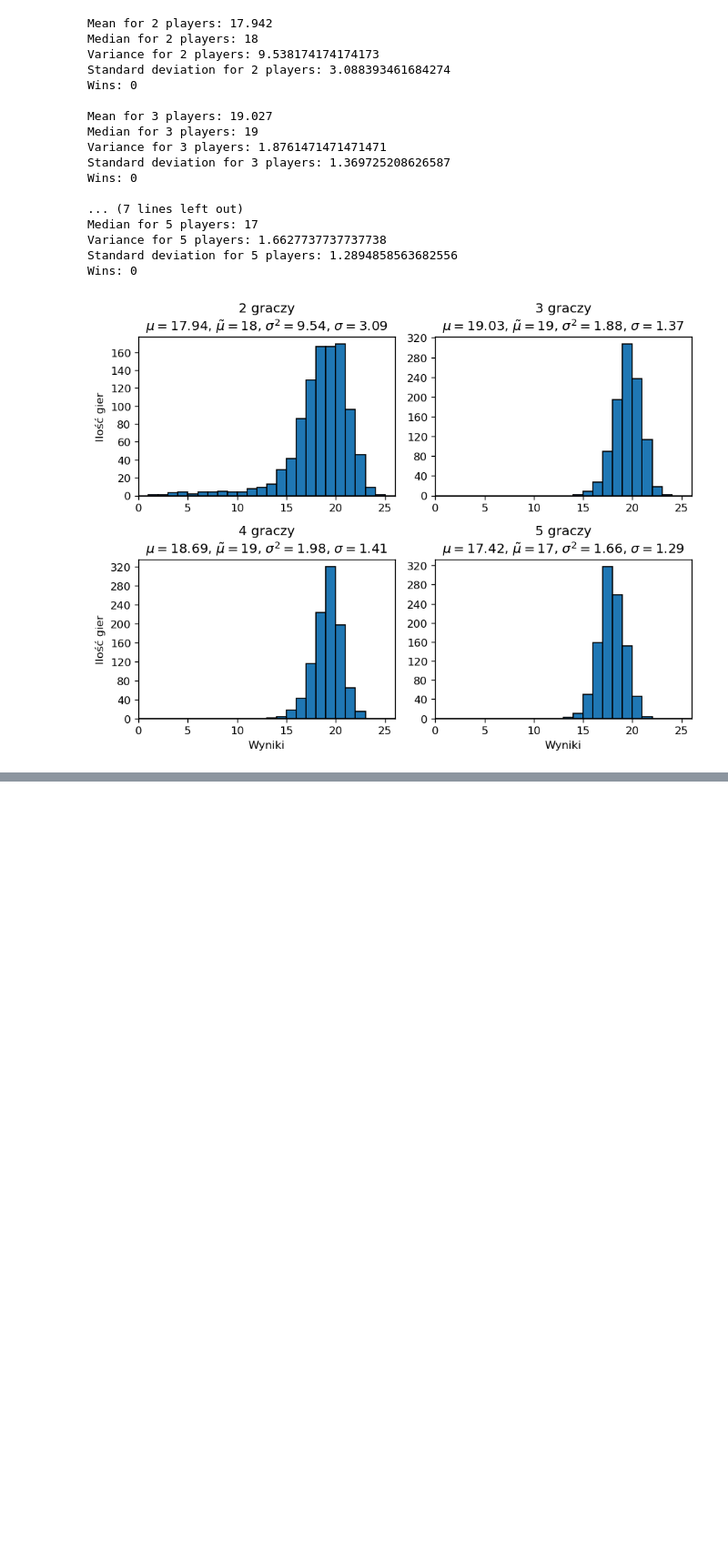
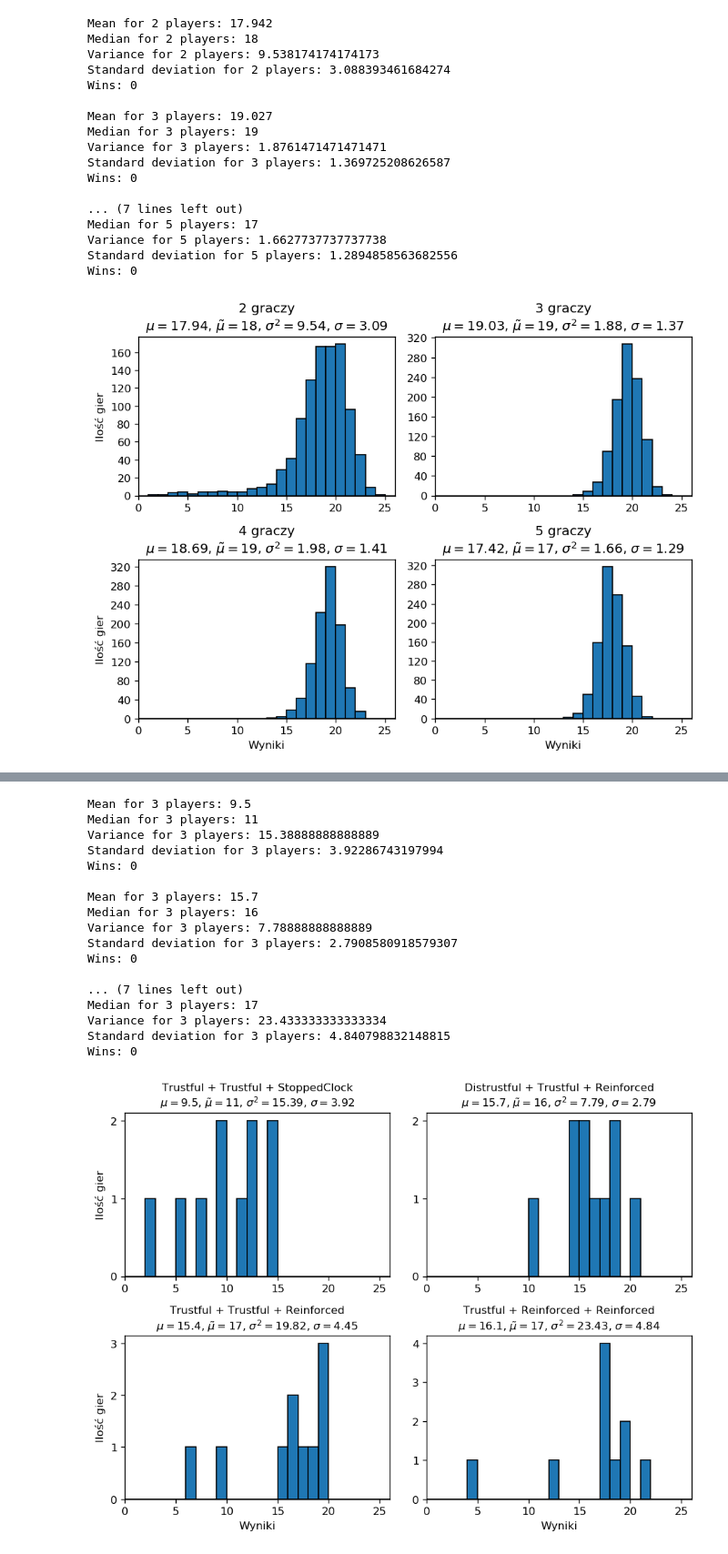
Before and after one commit to vtu-dog/Hanabi-AI-Engineering-Thesis, a Jupyter notebook: benchmark.ipynb, the cells around one changed output, grey strips where cells are left out. Shown at 91% size. Drawn from its saved outputs; the diff is of its cells as text; code cells hidden in the pictures; blank space fills up the shorter version.

Commit message:
Benchmark fix

```diff
--- a/benchmark.ipynb
+++ b/benchmark.ipynb
@@ -274,21 +274,21 @@ Standard deviation for 5 players: 1.2894858563682556
 Wins: 0
 [figure]
 # %%
-def xy_plot_results(scores, amount, names):
+def xy_plot_results(scores, names):
     plt.figure(num=None, figsize=(8, 6), dpi=120)
 
     kwargs = dict(histtype='bar', bins=range(-1, 27), ec='black')
-    for num, score in enumerate(scores, 1):
+    for num, (name, score) in enumerate(zip(names, scores), 1):
         ax = plt.subplot(2, 2, num)
         plt.tight_layout()
 
-        players = '{0} graczy - {1}\n'.format(amount, names)
+        players = '{0}\n'.format(name)
         avg = r'$\mu = $' + str(round(mean(score), 2)) + ', '
         med = r'$\tilde{\mu} = $' + str(round(median_high(score), 2)) + ', '
         var = r'$\sigma^2 = $' + str(round(variance(score), 2)) + ', '
         std_dev = r'$\sigma = $' + str(round(stdev(score), 2))
 
-        plt.title(players + avg + med + var + std_dev)
+        plt.title(players + avg + med + var + std_dev, fontsize=10)
         plt.xlim(0, 26)
 
         if num in [3, 4]:
@@ -302,12 +302,14 @@ def xy_plot_results(scores, amount, names):
 # %%
 def xy_players(num):
     if num == 2:
-        return [[Distrustful(), Trustful()],
+        return [[Distrustful(), StoppedClock()],
+                [Distrustful(), Trustful()],
                 [Distrustful(), Reinforced()],
                 [Trustful(), Reinforced()]]
 
     if num == 3:
-        return [[Distrustful(), Trustful(), Reinforced()],
+        return [[Trustful(), Trustful(), StoppedClock()],
+                [Distrustful(), Trustful(), Reinforced()],
                 [Trustful(), Trustful(), Reinforced()],
                 [Trustful(), Reinforced(), Reinforced()]]
 
@@ -317,14 +319,36 @@ def xy_players(num):
                 [Trustful(), Trustful(), Trustful(), Reinforced()],
                 [Trustful(), Trustful(), Reinforced(), Reinforced()]]
 
+
+def xy_names(num):
+    if num == 2:
+        return ['Distrustful + StoppedClock',
+                'Distrustful + Trustful',
+                'Distrustful + Reinforced',
+                'Trustful + Reinforced']
+
+    if num == 3:
+        return ['Trustful + Trustful + StoppedClock',
+                'Distrustful + Trustful + Reinforced',
+                'Trustful + Trustful + Reinforced',
+                'Trustful + Reinforced + Reinforced']
+
+    if num == 4:
+        return ['Distrustful + Distrustful + Trustful + Trustful',
+                'Distrustful + Trustful + Distrustful + Trustful',
+                'Trustful + Trustful + Trustful + Reinforced',
+                'Trustful + Trustful + Reinforced + Reinforced']
+
+
 def xy_benchmark(amount):
     scores_lst = []
+    learn = LearningState()
     for permutation in xy_players(amount):
         scores = []
 
-        for _ in range(10):
+        for _ in range(1000):
             players = permutation
-            hanabi_game = Game(players)
+            hanabi_game = Game(players, learning_state=learn)
             while hanabi_game.is_game_over() is False:
                 hanabi_game.make_move()
             scores.append(hanabi_game.score)
@@ -339,7 +363,7 @@ def xy_benchmark(amount):
         print()
 
 
-    xy_plot_results(scores_lst, amount, "tu_nazwy?")
+    xy_plot_results(scores_lst, xy_names(amount))
 # %%
 xy_benchmark(2)
 # %% [output]
@@ -351,0 +388,21 @@ AttributeError: 'NoneType' object has no attribute 'get_own_card_weights'
+# %%
+xy_benchmark(3)
+# %% [output]
+Mean for 3 players: 9.5
+Median for 3 players: 11
+Variance for 3 players: 15.38888888888889
+Standard deviation for 3 players: 3.92286743197994
+Wins: 0
+
+Mean for 3 players: 15.7
+Median for 3 players: 16
+Variance for 3 players: 7.78888888888889
+Standard deviation for 3 players: 2.7908580918579307
+Wins: 0
+
+... (7 lines left out)
+Median for 3 players: 17
+Variance for 3 players: 23.433333333333334
+Standard deviation for 3 players: 4.840798832148815
+Wins: 0
+[figure, added]
```
Also changed, not shown: parts of 2 cells of this notebook.
